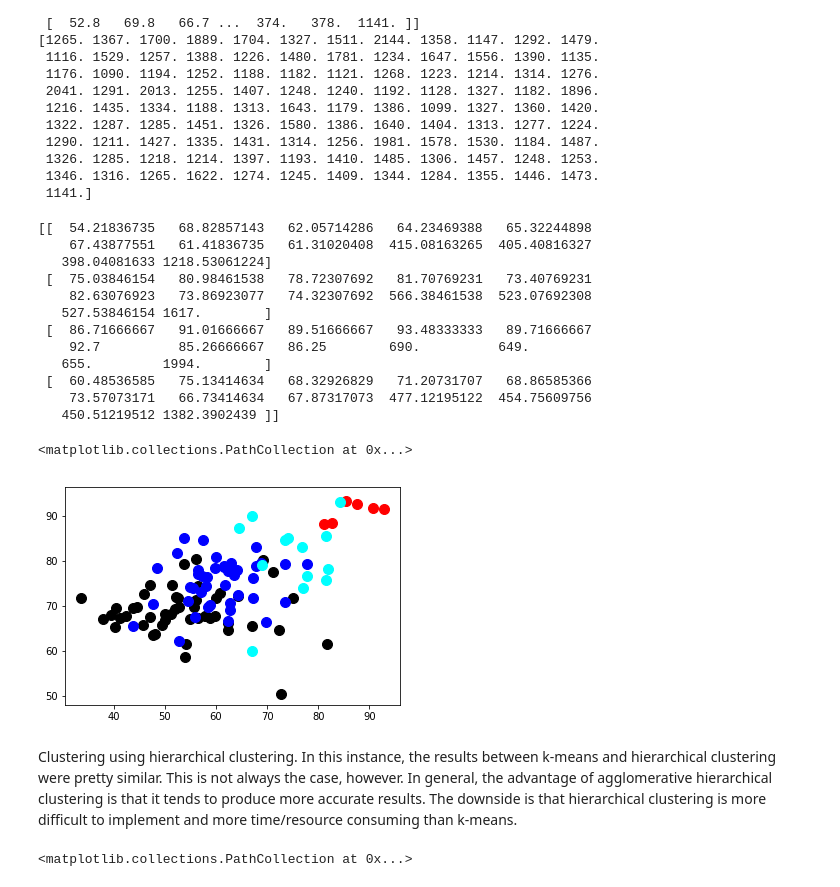
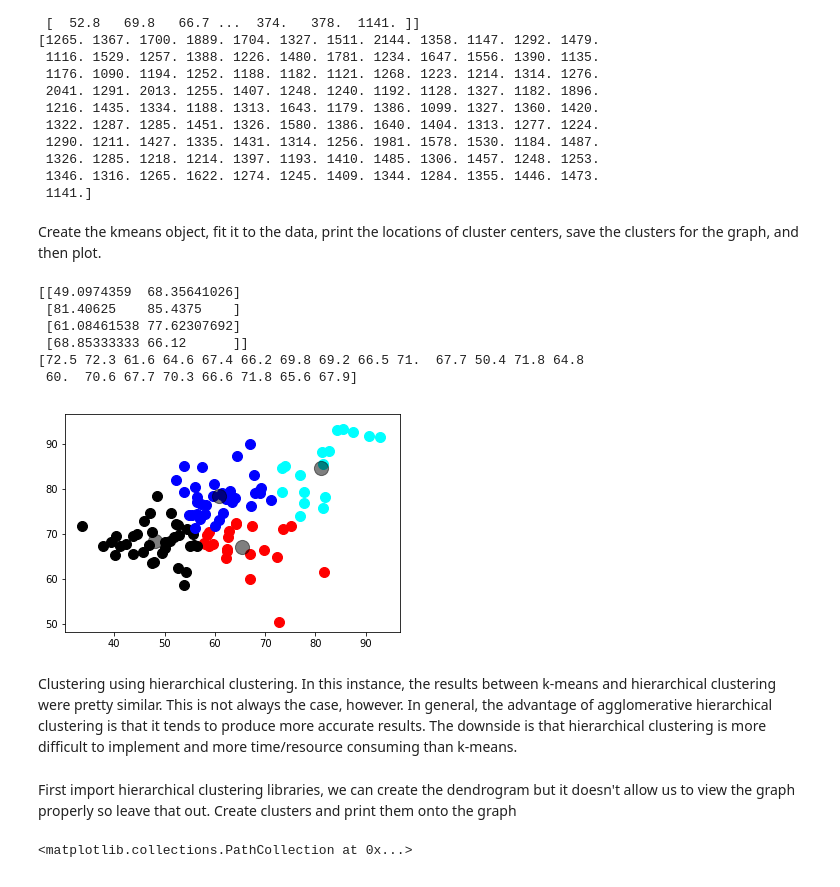
Before and after one commit to ahmedf1/Machine-Learning-Final-Project, a Jupyter notebook: Clustering.ipynb, the cells around one changed output. Drawn from its saved outputs; the diff is of its cells as text; code cells hidden in the pictures.

Commit message:
config with clustering

```diff
--- a/Clustering.ipynb
+++ b/Clustering.ipynb
@@ -33,36 +31,37 @@ print(Y)
  1326. 1285. 1218. 1214. 1397. 1193. 1410. 1485. 1306. 1457. 1248. 1253.
  1346. 1316. 1265. 1622. 1274. 1245. 1409. 1344. 1284. 1355. 1446. 1473.
  1141.]
+# %% [markdown]
+ Create the kmeans object, fit it to the data, print the locations of cluster centers, save the clusters for the graph, and then plot.
 # %%
 
-# create kmeans object
+
 kmeans = KMeans(n_clusters=4)
-# fit kmeans object to data
+
 kmeans.fit(X)
-# print location of clusters learned by kmeans object
+
 print(kmeans.cluster_centers_)
-# save new clusters for chart
+
 y_km = kmeans.fit_predict(X)
+
 
 plt.scatter(X[y_km ==0,0], X[y_km == 0,1], s=100, c='red')
 plt.scatter(X[y_km ==1,0], X[y_km == 1,1], s=100, c='black')
 plt.scatter(X[y_km ==2,0], X[y_km == 2,1], s=100, c='blue')
 plt.scatter(X[y_km ==3,0], X[y_km == 3,1], s=100, c='cyan')
+
+centers = kmeans.cluster_centers_
+plt.scatter(centers[:, 0], centers[:, 1], c='black', s=200, alpha=0.5);
 # %% [output]
-[[  54.21836735   68.82857143   62.05714286   64.23469388   65.32244898
-    67.43877551   61.41836735   61.31020408  415.08163265  405.40816327
-   398.04081633 1218.53061224]
- [  75.03846154   80.98461538   78.72307692   81.70769231   73.40769231
-    82.63076923   73.86923077   74.32307692  566.38461538  523.07692308
-   527.53846154 1617.        ]
- [  86.71666667   91.01666667   89.51666667   93.48333333   89.71666667
-    92.7          85.26666667   86.25        690.          649.
-   655.         1994.        ]
- [  60.48536585   75.13414634   68.32926829   71.20731707   68.86585366
-    73.57073171   66.73414634   67.87317073  477.12195122  454.75609756
-   450.51219512 1382.3902439 ]]
+[[49.0974359  68.35641026]
+ [81.40625    85.4375    ]
+ [61.08461538 77.62307692]
+ [68.85333333 66.12      ]]
+[72.5 72.3 61.6 64.6 67.4 66.2 69.8 69.2 66.5 71.  67.7 50.4 71.8 64.8
+ 60.  70.6 67.7 70.3 66.6 71.8 65.6 67.9]
-<matplotlib.collections.PathCollection at 0x...>
-[figure, old version]
+[figure, new version]
 # %% [markdown]
 Clustering using hierarchical clustering. In this instance, the results between k-means and hierarchical clustering were pretty similar. This is not always the case, however. In general, the advantage of agglomerative hierarchical clustering is that it tends to produce more accurate results. The downside is that hierarchical clustering is more difficult to implement and more time/resource consuming than k-means.
+# %% [markdown]
+First import hierarchical clustering libraries, we can create the dendrogram but it doesn't allow us to view the graph properly so leave that out. Create clusters and print them onto the graph
 # %%
```
Also changed, not shown: parts of 3 cells of this notebook.
